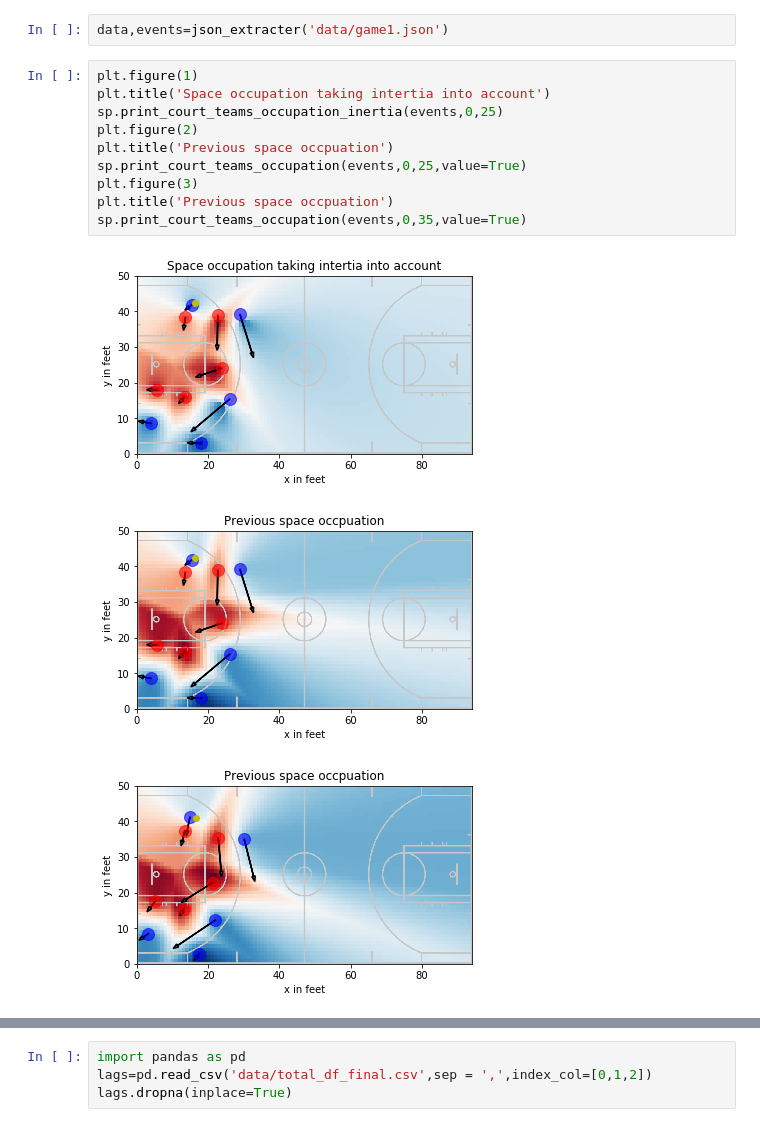
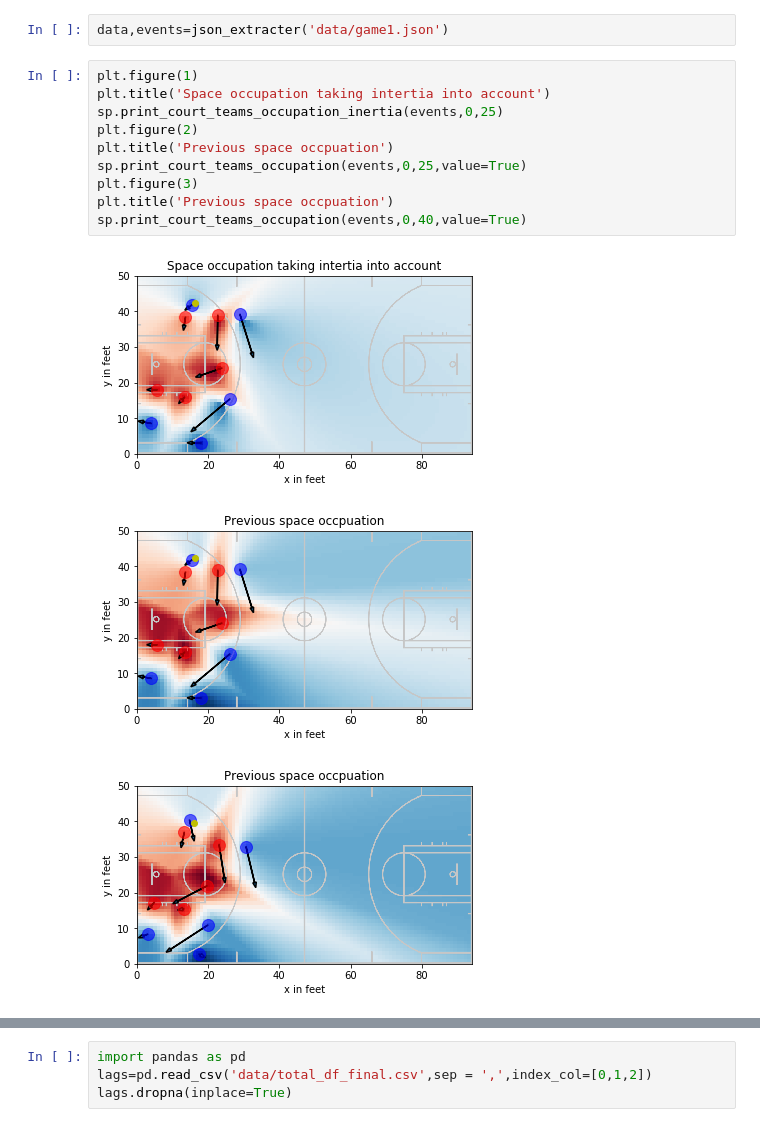
Before and after one commit to AmigoCap/MecaSportCo, a Jupyter notebook: 3_Comparison_of_ways_to_quantify_free_space.ipynb, the cells around one changed output, grey strips where cells are left out. Drawn from its saved outputs; the diff is of its cells as text.

```diff
--- a/3_Comparison_of_ways_to_quantify_free_space.ipynb
+++ b/3_Comparison_of_ways_to_quantify_free_space.ipynb
@@ -250,15 +250,15 @@ data,events=json_extracter('data/game1.json')
 # %%
 plt.figure(1)
 plt.title('Space occupation taking intertia into account')
 sp.print_court_teams_occupation_inertia(events,0,25)
 plt.figure(2)
 plt.title('Previous space occpuation')
 sp.print_court_teams_occupation(events,0,25,value=True)
 plt.figure(3)
 plt.title('Previous space occpuation')
-sp.print_court_teams_occupation(events,0,35,value=True)
+sp.print_court_teams_occupation(events,0,40,value=True)
 # %% [output]
 [figure]
 [figure]
-[figure, old version]
+[figure, new version]
 # %% [markdown]
```
Also changed, not shown: parts of 21 cells of this notebook, 3 other files.
